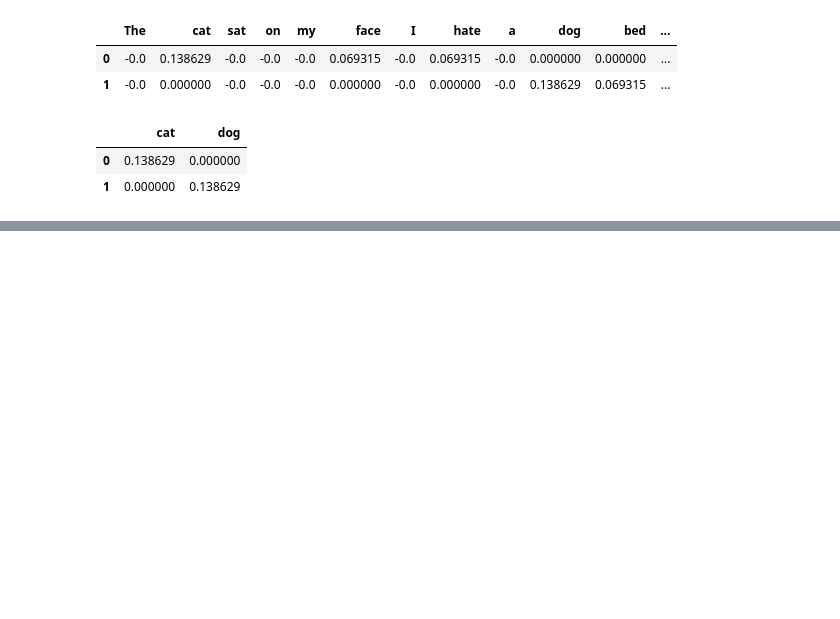
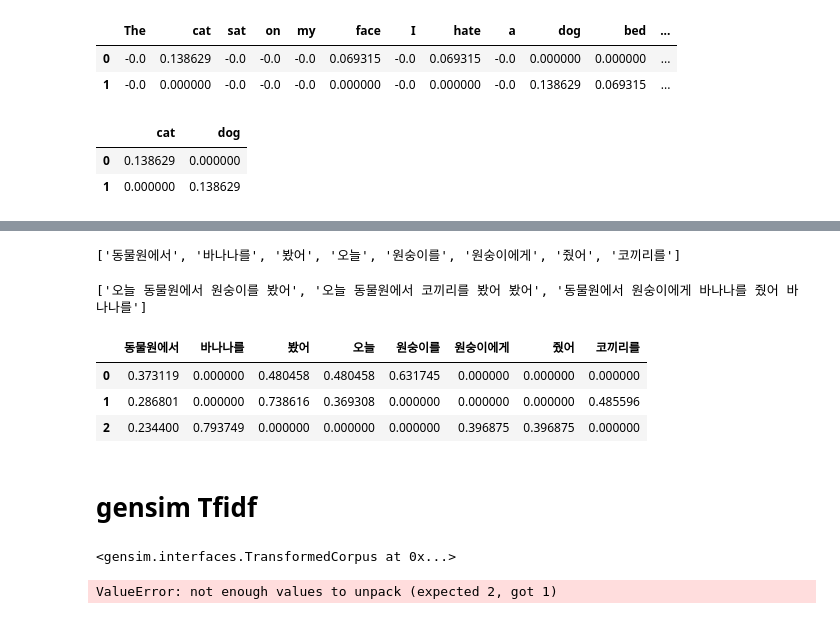
Before and after one commit to choigww/dev-mooc, a Jupyter notebook: data-science/asiae/practices-NLP/5-document-representation.ipynb, the cells around one changed output, grey strips where cells are left out. Drawn from its saved outputs; the diff is of its cells as text; code cells hidden in the pictures; blank space fills up the shorter version.

```diff
--- a/data-science/asiae/practices-NLP/5-document-representation.ipynb
+++ b/data-science/asiae/practices-NLP/5-document-representation.ipynb
@@ -355,0 +422,18 @@ res_df2.iloc[:, best_tfidf_index]
+# %%
+vocab = tfidf_vectorizer.get_feature_names()
+vocab
+# %% [output]
+['동물원에서', '바나나를', '봤어', '오늘', '원숭이를', '원숭이에게', '줬어', '코끼리를']
+# %%
+print(docs)
+# %% [output]
+['오늘 동물원에서 원숭이를 봤어', '오늘 동물원에서 코끼리를 봤어 봤어', '동물원에서 원숭이에게 바나나를 줬어 바나나를']
+# %%
+pd.DataFrame(tfidf.todense(), columns=vocab)
+# %% [output]
+|  | 동물원에서 | 바나나를 | 봤어 | 오늘 | 원숭이를 | 원숭이에게 | 줬어 | 코끼리를 |
+| 0 | 0.373119 | 0.000000 | 0.480458 | 0.480458 | 0.631745 | 0.000000 | 0.000000 | 0.000000 |
+| 1 | 0.286801 | 0.000000 | 0.738616 | 0.369308 | 0.000000 | 0.000000 | 0.000000 | 0.485596 |
+| 2 | 0.234400 | 0.793749 | 0.000000 | 0.000000 | 0.000000 | 0.396875 | 0.396875 | 0.000000 |
+# %% [markdown]
+# gensim Tfidf
@@ -355,0 +444,17 @@ res_df2.iloc[:, best_tfidf_index]
+# %%
+doc_ls = [doc.split() for doc in docs]
+id2word = corpora.Dictionary(doc_ls)
+DTM = [id2word.doc2bow(doc) for doc in doc_ls]
+model = TfidfModel(DTM)
+tfidf = model[DTM]
+tfidf
+# %% [output]
+<gensim.interfaces.TransformedCorpus at 0x...>
+# %%
+from gensim.matutils import sparse2full
+
+vocab = [id2word[i] for i in id2word.keys()]
+DTM_matrix = [sparse2full(doc, len(vocab)).tolist() for doc in tfidf]
+pd.DataFrame(DTM_matrix, columns=vocab)
+# %% [output]
+ValueError: not enough values to unpack (expected 2, got 1)
```
Also changed, not shown: parts of 18 cells of this notebook, 23 other files.
